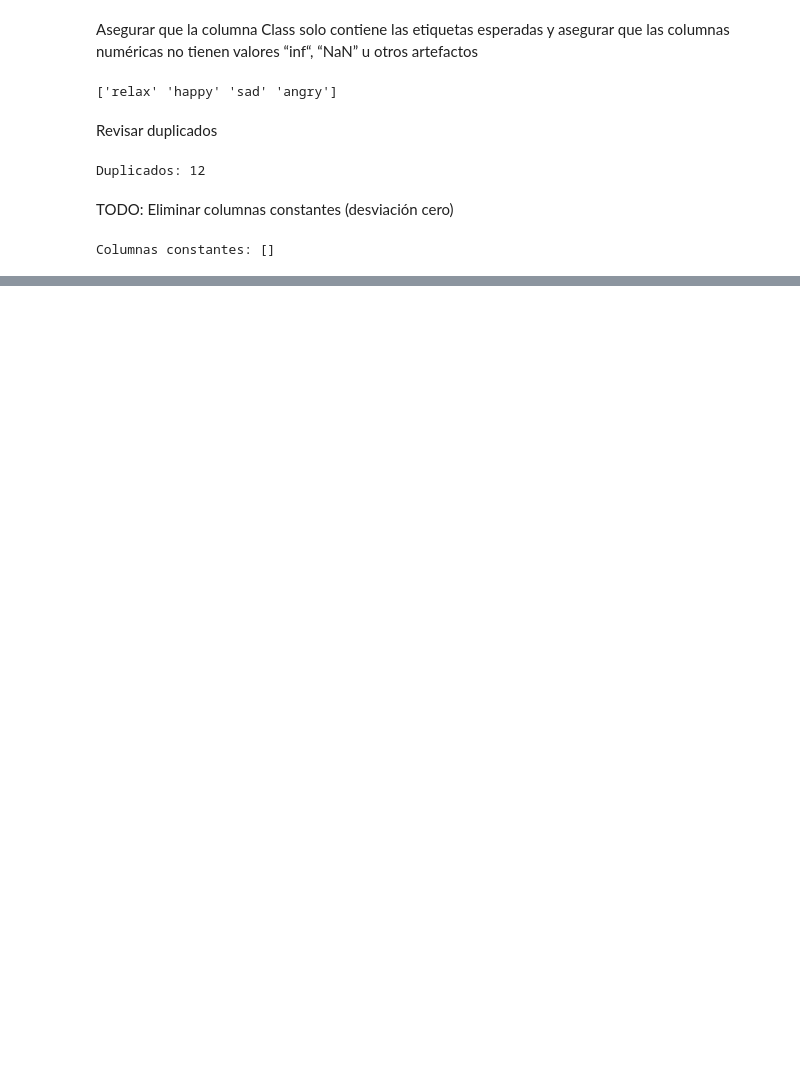
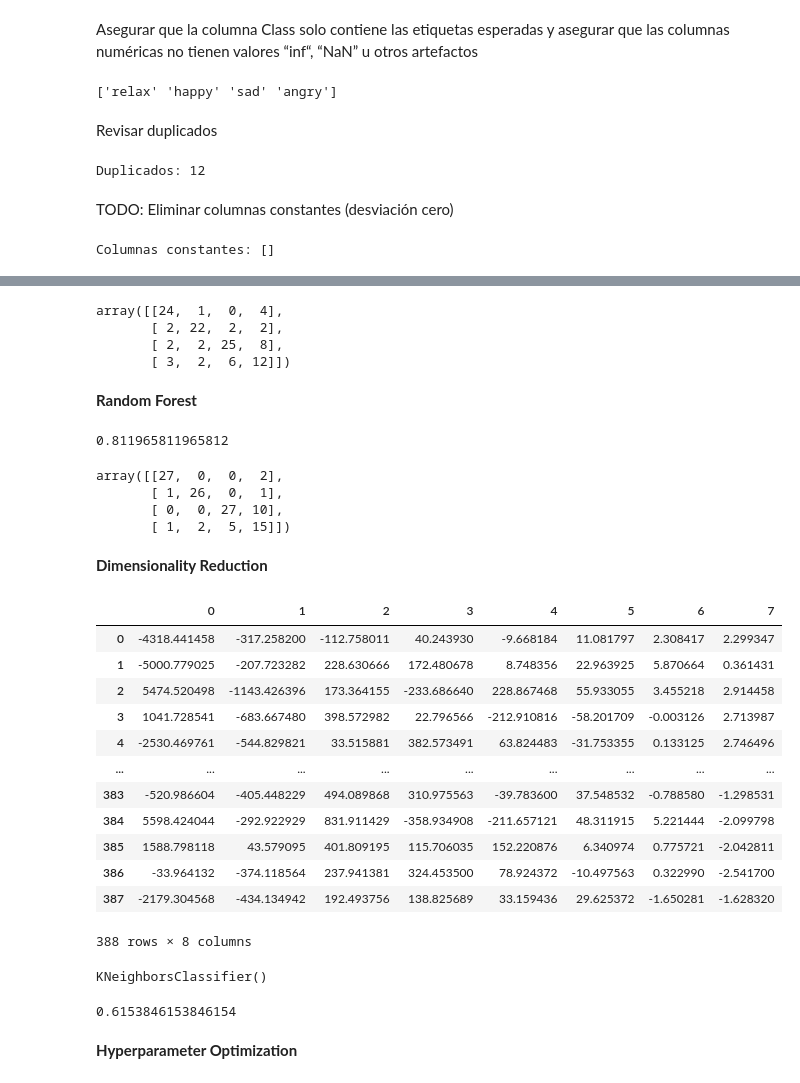
Before and after one commit to jrebull/MLOps_Team24, a Jupyter notebook: Fase1_equipo24.ipynb, the cells around one changed output, grey strips where cells are left out. Cells and saved outputs as stored; diff of their text form; code cells hidden in the pictures; blank space fills up the shorter version.

Commit message:
Data preprocessing and model selection - First version

```diff
--- a/Fase1_equipo24.ipynb
+++ b/Fase1_equipo24.ipynb
@@ -289,3 +336,7 @@ print("Columnas constantes:", zero_std)
 df = df.drop(columns=zero_std)
 # %% [output]
 Columnas constantes: []
+# %%
+X = df.loc[:,df.columns != "Class"]
+Y = df.loc[:,df.columns == "Class"]
+X
@@ -291,0 +493,48 @@ Columnas constantes: []
+# %%
+cm = confusion_matrix(Y_test,y_pred)
+cm
+# %% [output]
+array([[24,  1,  0,  4],
+       [ 2, 22,  2,  2],
+       [ 2,  2, 25,  8],
+       [ 3,  2,  6, 12]])
+# %% [markdown]
+**Random Forest**
+# %%
+rfc = RandomForestClassifier()
+rfc.fit(x_train,Y_train.values.ravel())
+y_pred = rfc.predict(x_test)
+print(accuracy_score(Y_test,y_pred))
+# %% [output]
+0.811965811965812
+# %%
+cm = confusion_matrix(Y_test,y_pred)
+cm
+# %% [output]
+array([[27,  0,  0,  2],
+       [ 1, 26,  0,  1],
+       [ 0,  0, 27, 10],
+       [ 1,  2,  5, 15]])
+# %% [markdown]
+**Dimensionality Reduction**
+# %%
+pca = PCA(n_components=8)
+pca.fit(X)
+x_pca = pca.transform(X)
+transformed = pd.DataFrame(x_pca)
+X=transformed
+X
+# %% [output]
+|  | 0 | 1 | 2 | 3 | 4 | 5 | 6 | 7 |
+| 0 | -4318.441458 | -317.258200 | -112.758011 | 40.243930 | -9.668184 | 11.081797 | 2.308417 | 2.299347 |
+| 1 | -5000.779025 | -207.723282 | 228.630666 | 172.480678 | 8.748356 | 22.963925 | 5.870664 | 0.361431 |
+| 2 | 5474.520498 | -1143.426396 | 173.364155 | -233.686640 | 228.867468 | 55.933055 | 3.455218 | 2.914458 |
+| 3 | 1041.728541 | -683.667480 | 398.572982 | 22.796566 | -212.910816 | -58.201709 | -0.003126 | 2.713987 |
+| 4 | -2530.469761 | -544.829821 | 33.515881 | 382.573491 | 63.824483 | -31.753355 | 0.133125 | 2.746496 |
+| ... | ... | ... | ... | ... | ... | ... | ... | ... |
+| 383 | -520.986604 | -405.448229 | 494.089868 | 310.975563 | -39.783600 | 37.548532 | -0.788580 | -1.298531 |
+| 384 | 5598.424044 | -292.922929 | 831.911429 | -358.934908 | -211.657121 | 48.311915 | 5.221444 | -2.099798 |
+| 385 | 1588.798118 | 43.579095 | 401.809195 | 115.706035 | 152.220876 | 6.340974 | 0.775721 | -2.042811 |
+| 386 | -33.964132 | -374.118564 | 237.941381 | 324.453500 | 78.924372 | -10.497563 | 0.322990 | -2.541700 |
+| 387 | -2179.304568 | -434.134942 | 192.493756 | 138.825689 | 33.159436 | 29.625372 | -1.650281 | -1.628320 |
+388 rows × 8 columns
@@ -291,0 +546,12 @@ Columnas constantes: []
+# %%
+classifier = KNeighborsClassifier()
+classifier.fit(x_train, Y_train.values.ravel())
+# %% [output]
+KNeighborsClassifier()
+# %%
+y_pred = classifier.predict(x_test)
+print(accuracy_score(Y_test,y_pred))
+# %% [output]
+0.6153846153846154
+# %% [markdown]
+**Hyperparameter Optimization**
```
Also changed, not shown: parts of 31 cells of this notebook.
